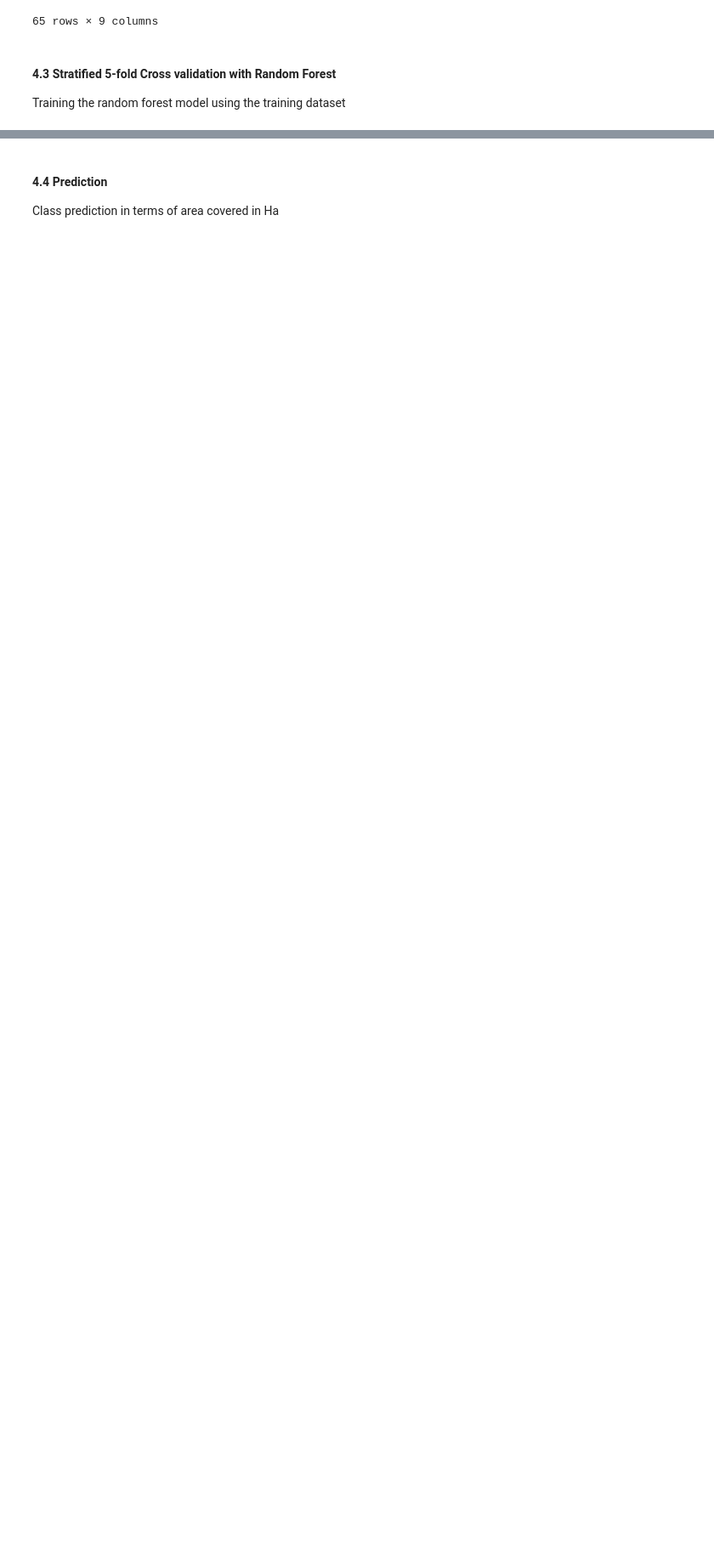
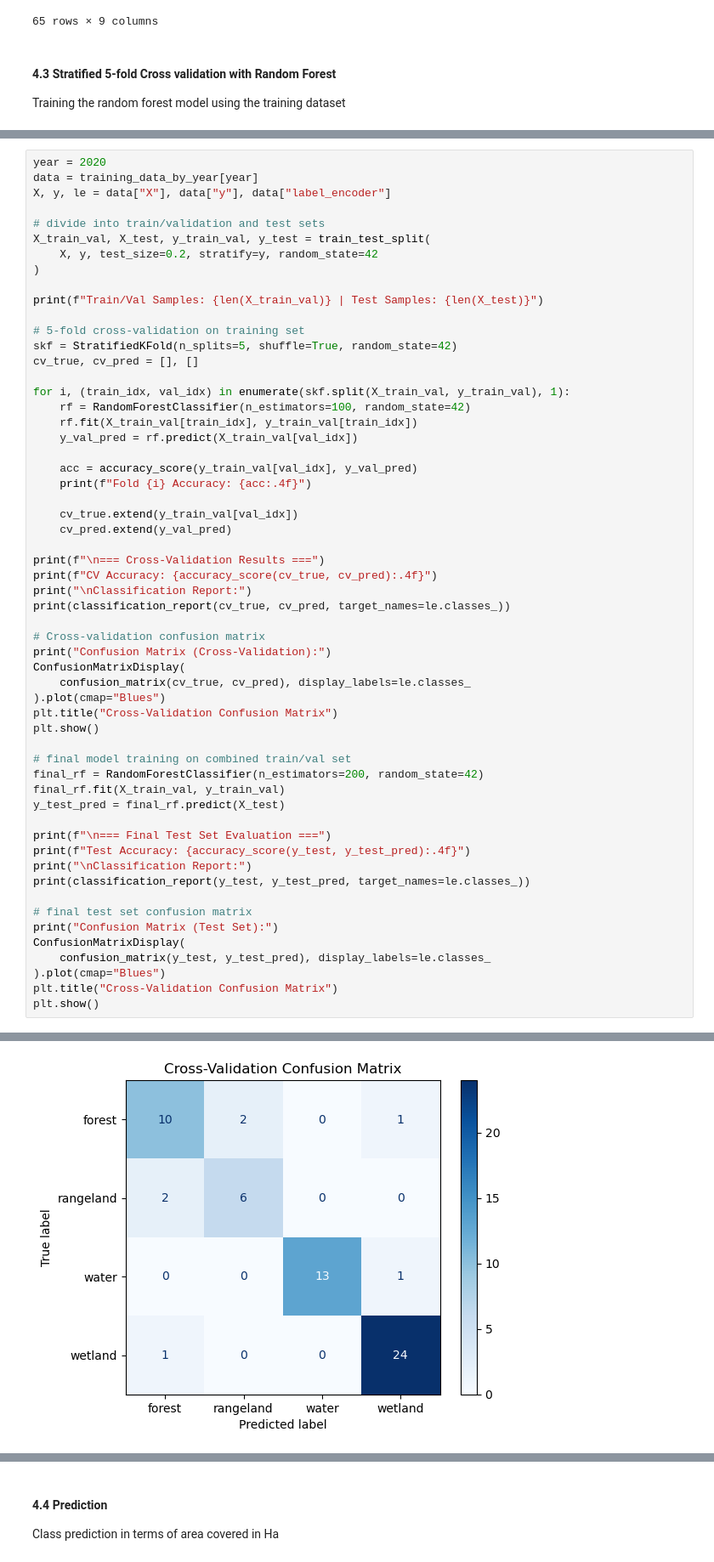
Before and after one commit to Ethel-Ogallo/wetland_delineation, a Jupyter notebook: Wetland_delienation/wetland_delineation_202507.ipynb, the cells around one changed output, grey strips where cells are left out. Shown at 85% size. Saved outputs shown, nothing was run; the diff lists cells and outputs as text; blank space fills up the shorter version.

```diff
--- a/Wetland_delienation/wetland_delineation_202507.ipynb
+++ b/Wetland_delienation/wetland_delineation_202507.ipynb
@@ -606,0 +555,58 @@ Classification Report:
+# %%
+year = 2020
+data = training_data_by_year[year]
+X, y, le = data["X"], data["y"], data["label_encoder"]
+
+# divide into train/validation and test sets
+X_train_val, X_test, y_train_val, y_test = train_test_split(
+    X, y, test_size=0.2, stratify=y, random_state=42
+)
+
+print(f"Train/Val Samples: {len(X_train_val)} | Test Samples: {len(X_test)}")
+
+# 5-fold cross-validation on training set
+skf = StratifiedKFold(n_splits=5, shuffle=True, random_state=42)
+cv_true, cv_pred = [], []
+
+for i, (train_idx, val_idx) in enumerate(skf.split(X_train_val, y_train_val), 1):
+    rf = RandomForestClassifier(n_estimators=100, random_state=42)
+    rf.fit(X_train_val[train_idx], y_train_val[train_idx])
+    y_val_pred = rf.predict(X_train_val[val_idx])
+
+    acc = accuracy_score(y_train_val[val_idx], y_val_pred)
+    print(f"Fold {i} Accuracy: {acc:.4f}")
+
+    cv_true.extend(y_train_val[val_idx])
+    cv_pred.extend(y_val_pred)
+
+print(f"\n=== Cross-Validation Results ===")
+print(f"CV Accuracy: {accuracy_score(cv_true, cv_pred):.4f}")
+print("\nClassification Report:")
+print(classification_report(cv_true, cv_pred, target_names=le.classes_))
+
+# Cross-validation confusion matrix
+print("Confusion Matrix (Cross-Validation):")
+ConfusionMatrixDisplay(
+    confusion_matrix(cv_true, cv_pred), display_labels=le.classes_
+).plot(cmap="Blues")
+plt.title("Cross-Validation Confusion Matrix")
+plt.show()
+
+# final model training on combined train/val set
+final_rf = RandomForestClassifier(n_estimators=200, random_state=42)
+final_rf.fit(X_train_val, y_train_val)
+y_test_pred = final_rf.predict(X_test)
+
+print(f"\n=== Final Test Set Evaluation ===")
+print(f"Test Accuracy: {accuracy_score(y_test, y_test_pred):.4f}")
+print("\nClassification Report:")
+print(classification_report(y_test, y_test_pred, target_names=le.classes_))
+
+# final test set confusion matrix
+print("Confusion Matrix (Test Set):")
+ConfusionMatrixDisplay(
+    confusion_matrix(y_test, y_test_pred), display_labels=le.classes_
+).plot(cmap="Blues")
+plt.title("Cross-Validation Confusion Matrix")
+plt.show()
+# %% [output]
@@ -606,0 +630 @@ Classification Report:
+[figure, added]
```
Also changed, not shown: parts of 12 cells of this notebook, 1 other file.
